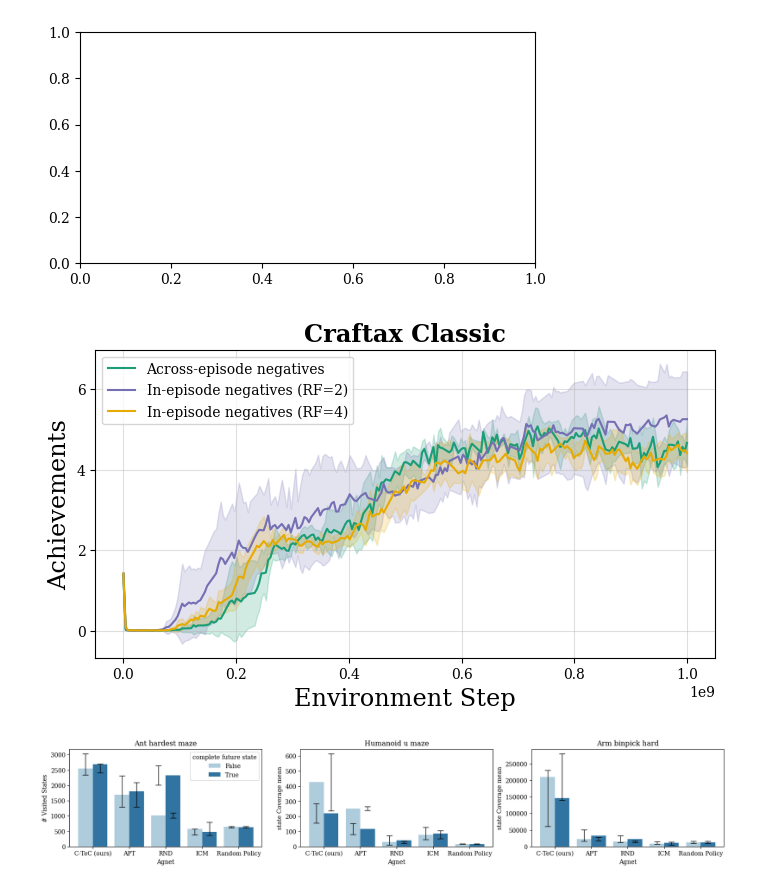
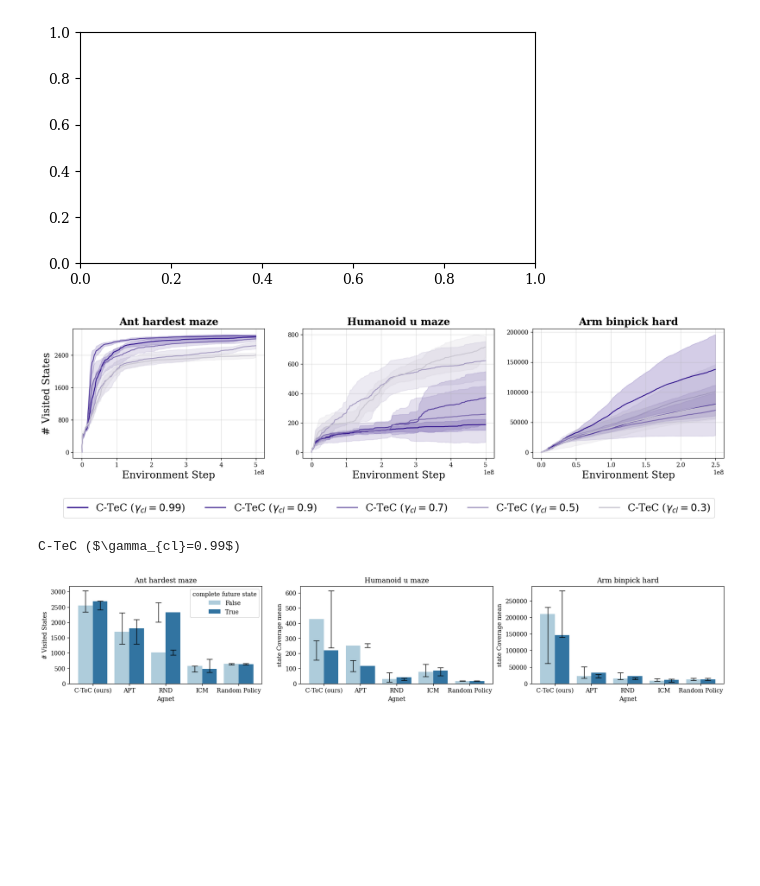
Before and after one commit to FaisalAhmed0/c-tec, a Jupyter notebook: plot_results_multiple.ipynb, the cells around one changed output. Saved outputs shown, nothing was run; the diff lists cells and outputs as text; code cells hidden in the pictures; blank space fills up the shorter version.

```diff
--- a/plot_results_multiple.ipynb
+++ b/plot_results_multiple.ipynb
@@ -324,18 +346,21 @@ plot_labels={"step": "Environment Step",
          "_step": "Environment Step",
          "achievements": "Achievements"}
 
-colors = [(0.10588235294117647, 0.6196078431372549, 0.4666666666666667, 1.0), # CRL
-          (0.4588235294117647, 0.4392156862745098, 0.7019607843137254, 1.0),  # RND
-          (0.9019607843137255, 0.6705882352941176, 0.00784313725490196, 1.0),  # ICM
-          (0.6509803921568628, 0.4627450980392157, 0.11372549019607843, 1.0), # apt
-          (0.4, 0.4, 0.4, 1.0), # random agent
-          ]
+# colors = [(0.10588235294117647, 0.6196078431372549, 0.4666666666666667, 1.0), # CRL
+#           (0.4588235294117647, 0.4392156862745098, 0.7019607843137254, 1.0),  # RND
+#           (0.9019607843137255, 0.6705882352941176, 0.00784313725490196, 1.0),  # ICM
+#           (0.6509803921568628, 0.4627450980392157, 0.11372549019607843, 1.0), # apt
+#           (0.4, 0.4, 0.4, 1.0), # random agent
+#           ]
+
+# gradient_colors
+colors = ["#C9C6D1", "#A197BF", "#7967AD", "#50389A", "#280888"][::-1]
 n_plots = len(run_configs)
 plots_colors = colors[:n_plots]
 
 
-# plt.figure(figsize=(20,4)) # figure size for the robotics experiments (fig 4 and 5 in the paper)
-plt.figure(figsize=(8,4))
+plt.figure(figsize=(20,4)) # figure size for the robotics experiments (fig 4 and 5 in the paper)
+# plt.figure(figsize=(8,4))
 for j, (x_values, extracted_results) in enumerate(extracted_results_all):
     # print(j)
     legend_handles = []
@@ -367,8 +392,9 @@ for j, (x_values, extracted_results) in enumerate(extracted_results_all):
     # legends = ["Reverse KL (Mode-Seeking)", "Forward KL (Mean-Seeking)"]
     # legends = ["InfoNCE", "Symmetric InfoNCE", "NCE (Binary)", "FlatNCE", "FB"]
     # legends = ["C-TeC"]
+    legends = ["C-TeC ($\gamma_{cl}=0.99$)", "C-TeC ($\gamma_{cl}=0.9$)", "C-TeC ($\gamma_{cl}=0.7$)", "C-TeC ($\gamma_{cl}=0.5$)", "C-TeC ($\gamma_{cl}=0.3$)"]
     # legends = ["C-TeC ($\\tau=1$)", "C-TeC ($\\tau=0.5$)", "C-TeC ($\\tau=0.1$)", "C-TeC ($\\tau=5$)", "C-TeC ($\\tau=10$)"]
-    legends = ["Across-episode negatives", "In-episode negatives (RF=2)", "In-episode negatives (RF=4)"]
+    # legends = ["Across-episode negatives", "In-episode negatives (RF=2)", "In-episode negatives (RF=4)"]
     for i in range(len(legends)):
         color = colors[i]
         legend = legends[i]
@@ -412,37 +438,43 @@ for j, (x_values, extracted_results) in enumerate(extracted_results_all):
     # print(i)
     if j==0:
         plt.ylabel(y_label, fontsize=fontSize)
         # plt.legend()
         # process_legend()
     elif "Craftax" in env_name and j==0:
         plt.ylabel(y_label, fontsize=fontSize)
     # plt.tight_layout()
 
 
 
 
 # plt.subplot(2,3, j+1)
-# plt.legend(handles=legend_handles,loc='lower center', bbox_to_anchor=(-3.75, -0.5, 10, 1), ncol=5, fontsize="xx-large")
+plt.legend(handles=legend_handles,loc='lower center', bbox_to_anchor=(-5.75, -0.5, 10, 1), ncol=5, fontsize="xx-large")
 # plt.legend(handles=legend_handles,loc='center right', bbox_to_anchor=(-8.5, -0.0, 10, 1), ncol=1, fontsize="xx-large")
-plt.legend()
+# plt.legend()
 # plt.tight_layout()
 # plt.tight_layout(rect=[0, 0.05, 1, 1])
 # file_name = "All_robotics_envs_ctec_coverage_non_complete_future_states"
 # file_name=f"energy_fn_ablation"
 # file_name=f"normalizing_contr_loss_ablation"
-file_name = "ctec_negs_sampling_craftax"
+# file_name = "ctec_negs_sampling_craftax"
+# file_name = "ctec_discounts_ablation"
+file_name = "ctec_temperature_ablation"
 # file_name = "craftax_results"
 plt.savefig(f"{plots_folder}/{file_name}.png", dpi=200, bbox_inches='tight')
 plt.savefig(f"{plots_folder}/{file_name}.pdf", dpi=200, bbox_inches='tight')
 
 
 # fig_legend = plt.figure(figsize=(10, 1))
 # fig_legend.legend(handles=legend_handles, loc="center", ncol=5)
 
 # fig_legend.savefig(f"{plots_folder}/{file_name}_legend_only.pdf", dpi=300, bbox_inches='tight')
 # fig_legend.savefig(f"{plots_folder}/{file_name}_legend_only.png", dpi=300, bbox_inches='tight')
 # %% [output]
-[figure, old version]
+[figure, new version]
+# %%
+print("C-TeC ($\gamma_{cl}=0.99$)")
+# %% [output]
+C-TeC ($\gamma_{cl}=0.99$)
 # %%
 
 def reorder_df_for_env(df, agents_order):
```
Also changed, not shown: parts of 1 cell of this notebook, 2 other files.
